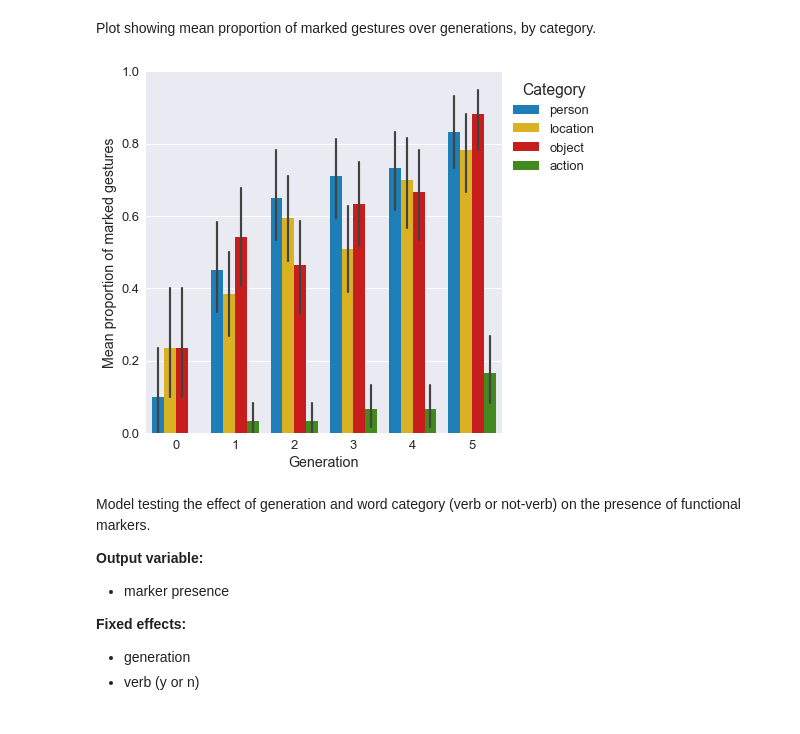
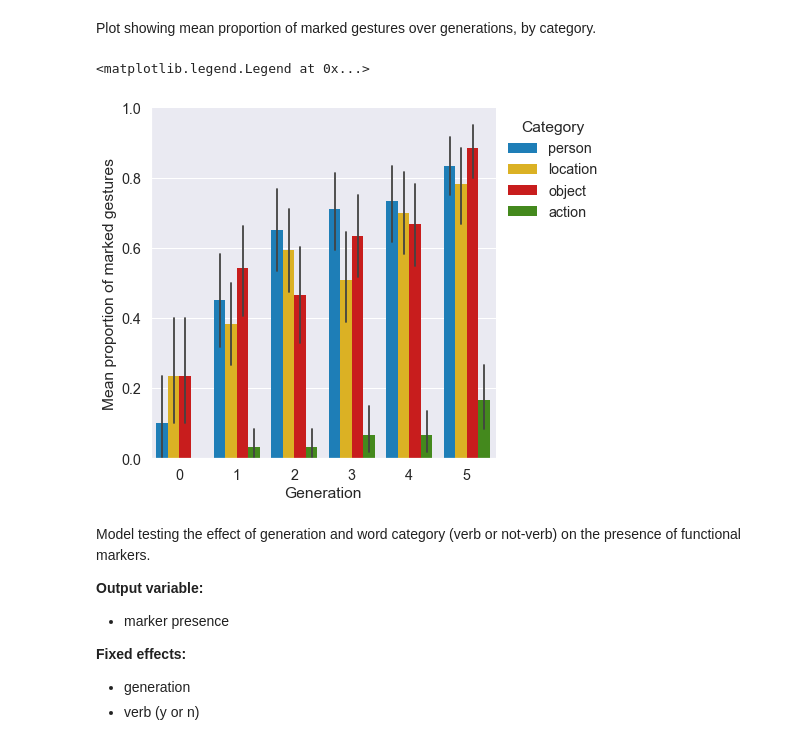
Before and after one commit to ymotamedi/asll-analysis, a Jupyter notebook: notebooks/systematicity_results.ipynb, the cells around one changed output. Cells and saved outputs as stored; diff of their text form; code cells hidden in the pictures.

Commit message:
run sys plots with round x label

```diff
--- a/notebooks/systematicity_results.ipynb
+++ b/notebooks/systematicity_results.ipynb
@@ -23,7 +23,7 @@ chain_colours = sns.color_palette('hls')
 sns.set(font_scale=1.3)
 
 # set linewidth
-sns.set_context(rc={"lines.linewidth":1.2})
+sns.set_context(rc={"lines.linewidth":1, "patch.linewidth": 0})
 # %%
 %%R
 
@@ -95,13 +95,14 @@ Plot showing mean proportion of marked gestures over generations, by category.
 # %%
 mPres_ex1 = sns.factorplot(x='generation', y='markerPres', hue='ent_type', data=ex1,
                           legend=False, kind='bar', size=6, aspect=1, palette=cat_colours,
                           hue_order=['person', 'location', 'object', 'action'])
 
 mPres_ex1.set(ylim=(0,1), xlabel='Generation', ylabel = 'Mean proportion of marked gestures')
 
-plt.legend(title='Category', bbox_to_anchor=(1,1))
+plt.legend(title='Category', bbox_to_anchor=(1,1), framealpha=0)
 # %% [output]
+<matplotlib.legend.Legend at 0x...>
-[figure, old version]
+[figure, new version]
 # %% [markdown]
 Model testing the effect of generation and word category (verb or not-verb) on the presence of functional markers.
 
```
Also changed, not shown: parts of 5 cells of this notebook.
